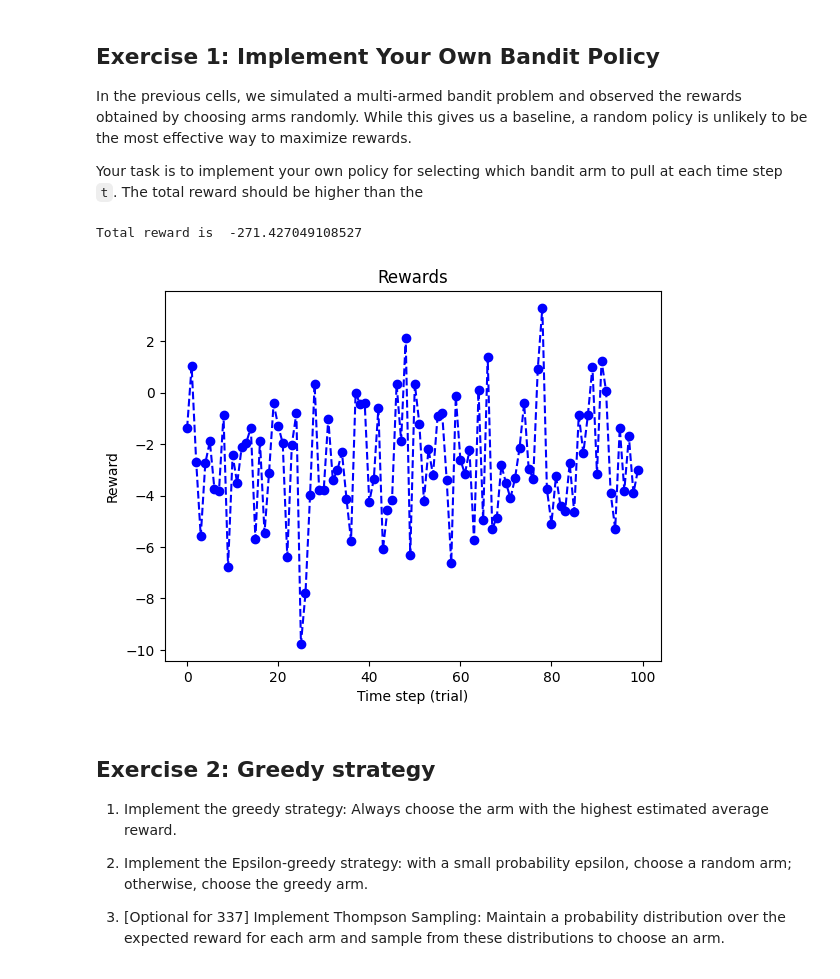
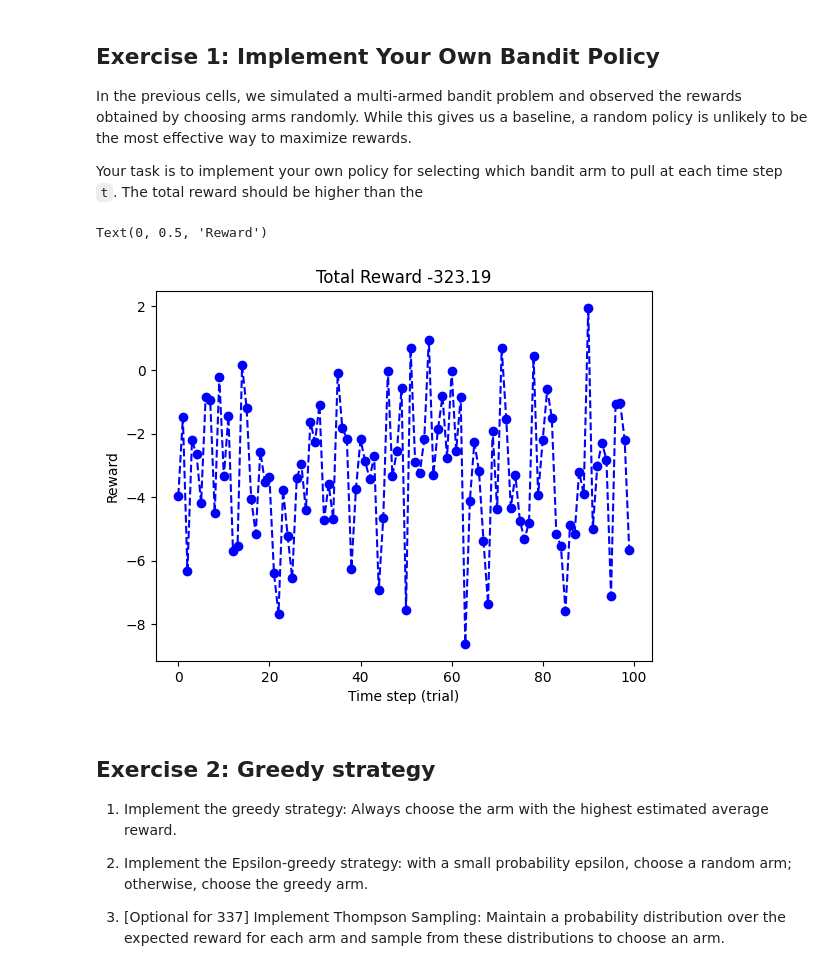
Before and after one commit to Jarvis-X/Aerial-Robotics-Course-Projects, a Jupyter notebook: lab1-bandit.ipynb, the cells around one changed output. Saved outputs shown, nothing was run; the diff lists cells and outputs as text; code cells hidden in the pictures.

```diff
--- a/lab1-bandit.ipynb
+++ b/lab1-bandit.ipynb
@@ -83,30 +83,33 @@ In the previous cells, we simulated a multi-armed bandit problem and observed th
 
 Your task is to implement your own policy for selecting which bandit arm to pull at each time step `t`. The total reward should be higher than the
 # %%
+np.random.seed(seed)
+
+
 # Rewards
 rewards = []
 
 # For T trials, chose a random arm
 for t in range(T):
   # Action: Choose a random arm
   a = 0 ############################ YOUR POLICY HERE #################
 
   # Reward
   r = np.random.normal(bandit_mean[a], bandit_std[a])
   rewards.append(r)
 
 
 # Total reward
 total = sum(rewards)
 
 # Plot results
 plot(rewards, 'b--o', label='Rewards')
-plt.title("Rewards")
-xlabel("Total Reward %.2f"%total)
+plt.title("Total Reward %.2f"%total)
+xlabel("Time step (trial)")
 ylabel("Reward")
 # %% [output]
-Total reward is  -271.427049108527
+Text(0, 0.5, 'Reward')
-[figure, old version]
+[figure, new version]
 # %% [markdown]
 ## Exercise 2: Greedy strategy
 
```
Also changed, not shown: parts of 2 cells of this notebook.
